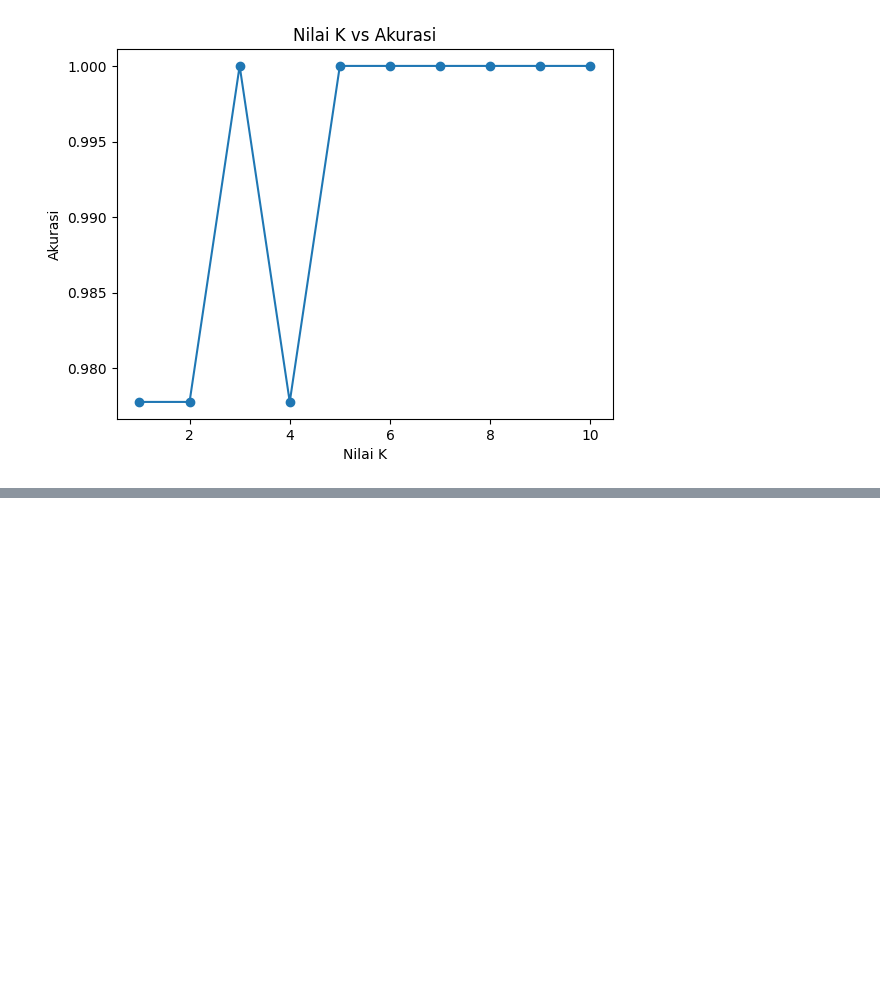
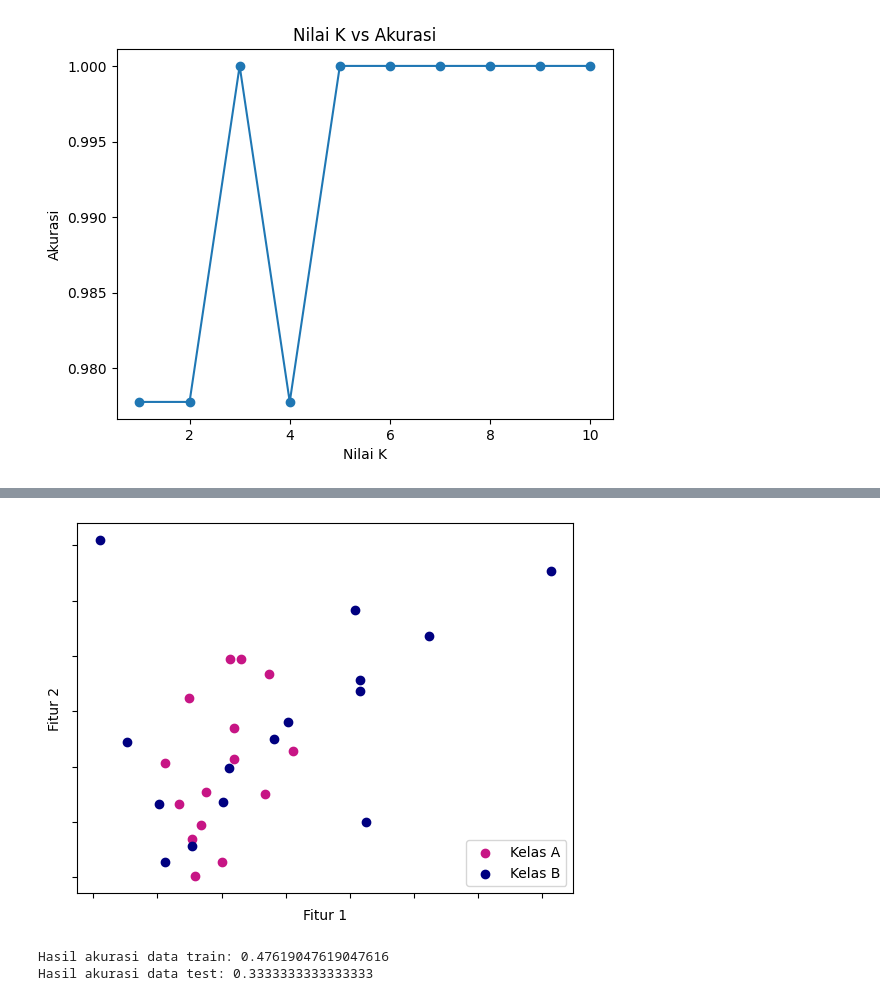
Before and after one commit to AlfredaDhaifullah04/Pembelajaran_Mesin_2026, a Jupyter notebook: TG8_JS9_Alfreda.ipynb, the cells around one changed output, grey strips where cells are left out. Drawn from its saved outputs; the diff is of its cells as text; code cells hidden in the pictures; blank space fills up the shorter version.

Commit message:
Praktikum 2 klasifikasi Naive Bayes dengan data Dummy

```diff
--- a/TG8_JS9_Alfreda.ipynb
+++ b/TG8_JS9_Alfreda.ipynb
@@ -112,0 +209,61 @@ weighted avg       1.00      1.00      1.00        45
+# %%
+	import matplotlib.pyplot as plt
+
+	# Definisikan warna untuk setiap kelas
+	colors = {
+	    'class_a': 'MediumVioletRed',
+	    'class_b': 'Navy'
+	}
+
+	# Kelompokkan label berdasarkan nama kelas
+	gb = df_label.groupby(['Label'])
+	class_a = gb.get_group('Kelas A')
+	class_b = gb.get_group('Kelas B')
+
+	# Plot
+	plt.scatter(x=class_a['Fitur 1'], y=class_a['Fitur 2'], c=colors['class_a'])
+	plt.scatter(x=class_b['Fitur 1'], y=class_b['Fitur 2'], c=colors['class_b'])
+	plt.xlabel('Fitur 1')
+	plt.ylabel('Fitur 2')
+	plt.legend(['Kelas A', 'Kelas B'])
+	plt.gca().axes.xaxis.set_ticklabels([])
+	plt.gca().axes.yaxis.set_ticklabels([])
+	plt.show()
+# %% [output]
+[figure, added]
+# %%
+	from sklearn.naive_bayes import MultinomialNB # class untuk model MultinomialNB
+	from sklearn.model_selection import train_test_split
+	from sklearn.metrics import accuracy_score # evaluasi model berdasarkan akurasi
+
+	# Inisiasi obyek MultinomialNB
+	mnb = MultinomialNB()
+
+	# Kita dapat langsung menggunakan fitur X dan label y
+	# hasil dari proses pembuatan data dummy
+
+	# Split data training dan testing
+	X_train, X_test, y_train, y_test = train_test_split(X,y, test_size=0.3, random_state=30)
+
+	# Fit model
+	# Label y harus dalam bentuk 1D atau (n_samples,)
+	mnb.fit(X_train, y_train)
+
+	# Prediksi dengan data training
+	y_train_pred = mnb.predict(X_train)
+
+	# Evaluasi akurasi training
+	acc_train = accuracy_score(y_train, y_train_pred)
+
+	# Prediksi test data
+	y_test_pred = mnb.predict(X_test)
+
+	# Evaluasi model dengan metric akurasi
+	acc_test = accuracy_score(y_test, y_test_pred)
+
+	# Print hasil evaluasi
+	print(f'Hasil akurasi data train: {acc_train}')
+	print(f'Hasil akurasi data test: {acc_test}')
+# %% [output]
+Hasil akurasi data train: 0.47619047619047616
+Hasil akurasi data test: 0.3333333333333333
```
Also changed, not shown: parts of 8 cells of this notebook.
